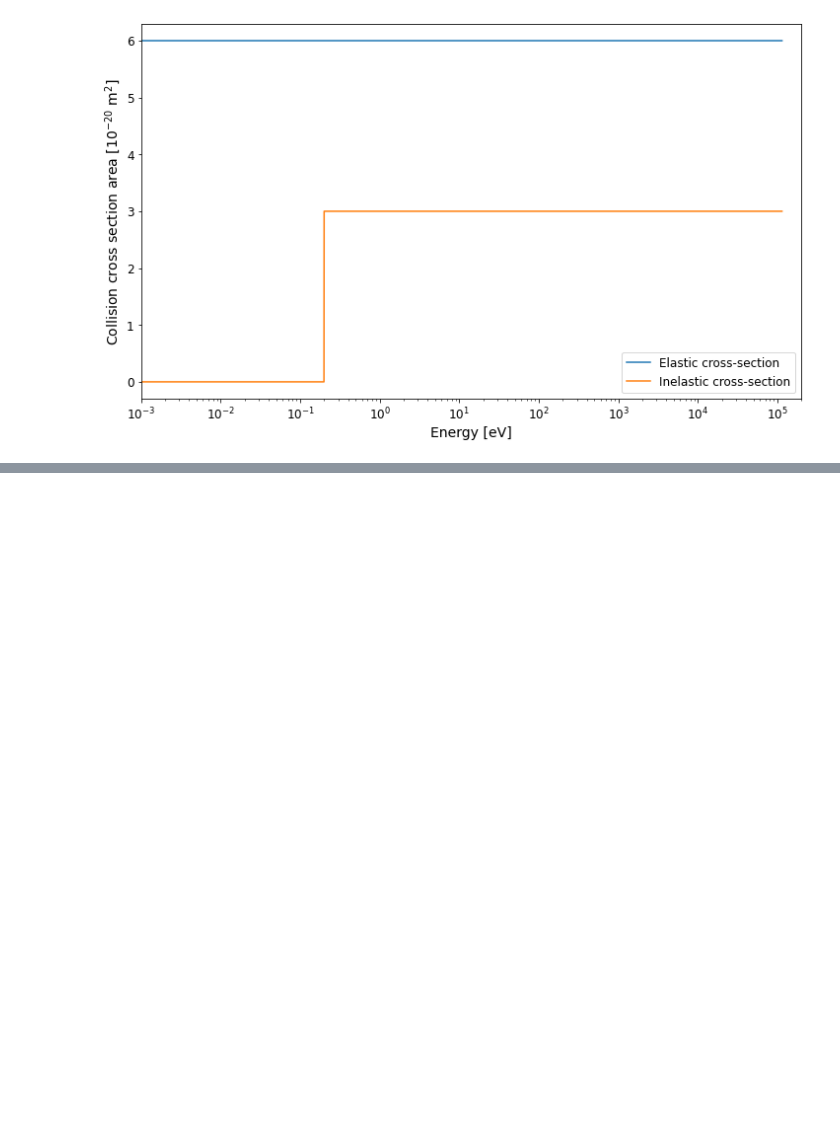
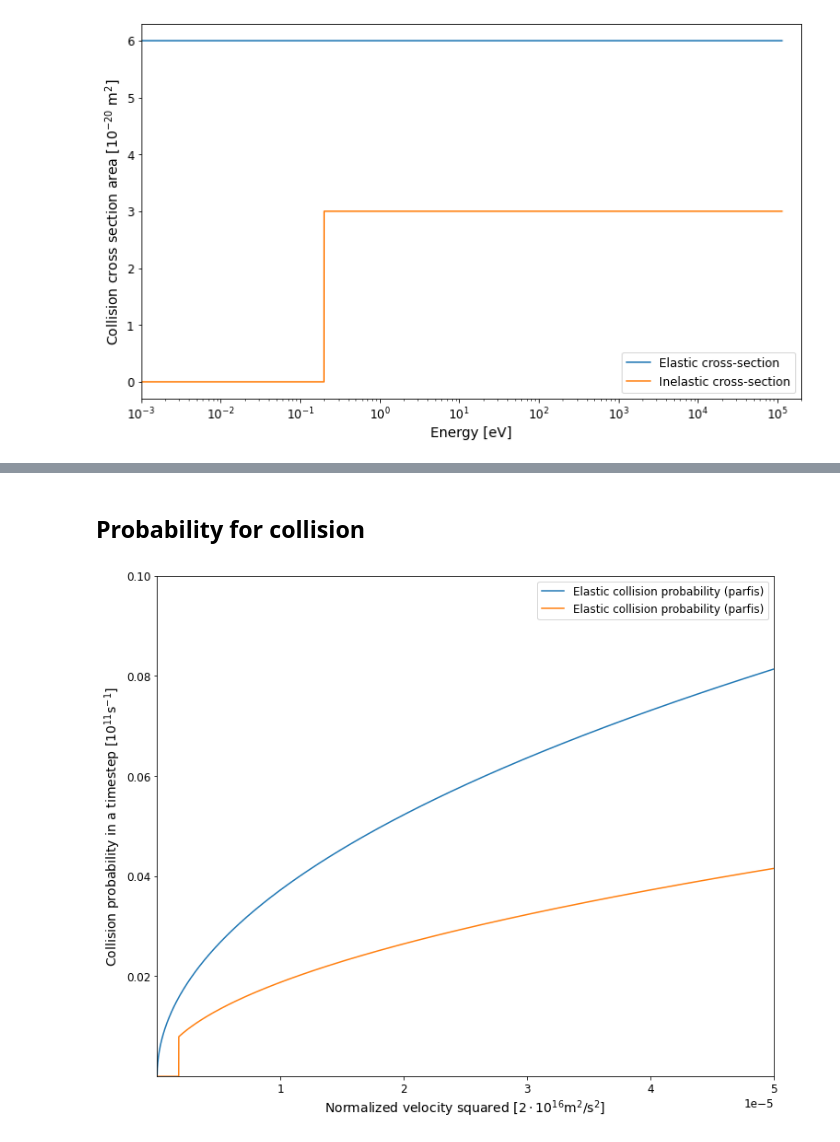
Before and after one commit to GinkoBalboa/parfis, a Jupyter notebook: doc/sphinx/source/collisional_files/generating_simple_cross_sections.ipynb, the cells around one changed output, grey strips where cells are left out. Cells and saved outputs as stored; diff of their text form; code cells hidden in the pictures; blank space fills up the shorter version.

```diff
--- a/doc/sphinx/source/collisional_files/generating_simple_cross_sections.ipynb
+++ b/doc/sphinx/source/collisional_files/generating_simple_cross_sections.ipynb
@@ -276,0 +280,20 @@ We can notice the non-linear tabulation in action. The collision frequency is gi
+# %% [markdown]
+## Probability for collision
+# %%
+prob_e = 1.0 - np.exp(-fle_v)
+prob_i = 1.0 - np.exp(-fli_v)
+# %%
+fig, ax = plt.subplots(1, 1, figsize=(12, 10))
+
+ax.plot(vsqList, prob_e, label="Elastic collision probability (parfis)")
+ax.plot(vsqList, prob_i, label="Elastic collision probability (parfis)")
+
+ax.set_xlim(1e-11, 5.0e-5)
+ax.set_ylim(4e-9, 0.1)
+ax.set_xlabel("Normalized velocity squared [${2 \cdot 10^{16}} \mathrm{m^2/s^2}$]")
+ax.set_ylabel("Collision probability in a timestep [$\mathrm{10^{11}s^{-1}}$]")
+ax.legend()
+
+plt.show()
+# %% [output]
+[figure, added]
```
Also changed, not shown: parts of 7 cells of this notebook, 7 other files.
